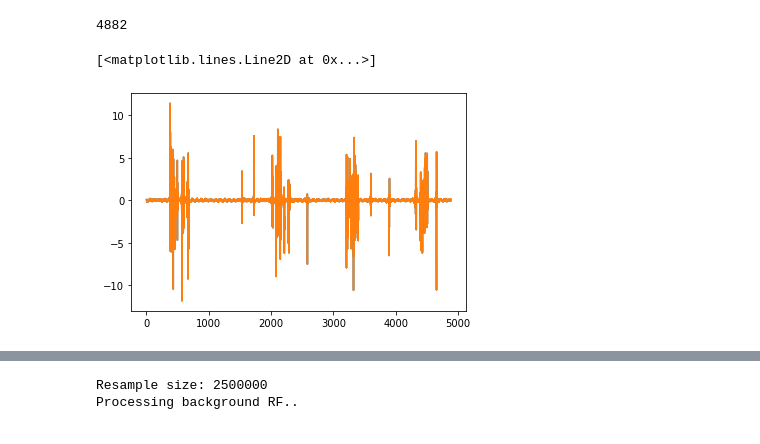
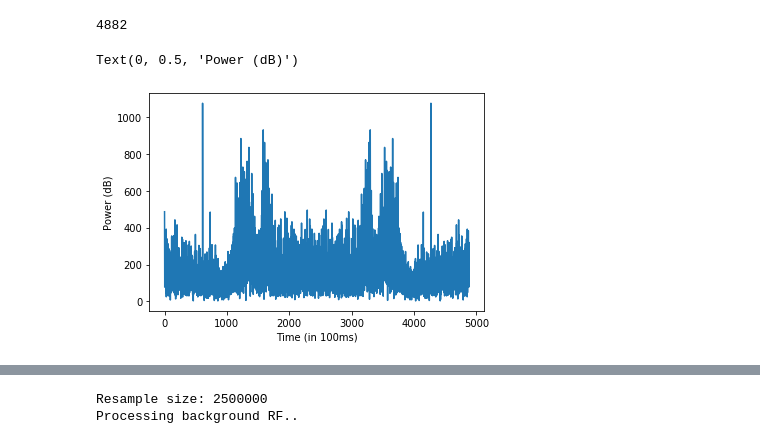
Before and after one commit to nihadern/cam-rf-drone-detection, a Jupyter notebook: Data Parser.ipynb, the cells around one changed output, grey strips where cells are left out. Cells and saved outputs as stored; diff of their text form; code cells hidden in the pictures.

```diff
--- a/Data Parser.ipynb
+++ b/Data Parser.ipynb
@@ -89,12 +108,14 @@ plt.legend(loc='upper right')
 # %%
 # num = random.randint(0, len(background)-1)
-num = 29
-M = 1
+M = 2048
 from scipy import signal
+num =29
 # bg_transformed = abs(np.fft.fft(background[num][0], int(10**7/M)))
 bg_transformed = signal.resample(background[num][0], int(10**7/M))
-plt.plot(bg_transformed, label="low")
+plt.plot(np.absolute(bg_transformed), label="low")
 # bg_transformed = abs(np.fft.fft(background[num][1], int(10**7/M)))
-bg_transformed = signal.resample(background[num][1], int(10**7/M))
-plt.plot(bg_transformed, label="high")
+# bg_transformed = signal.resample(background[num][1], int(10**7/M))
+# plt.plot(bg_transformed, label="high")
+plt.xlabel("Time (in 100ms)")
+plt.ylabel("Power (dB)")
 # %% [output]
@@ -118,12 +126,18 @@ bg_transformed.size
 # %% [output]
 4882
 # %%
-# dr_transformed = abs(np.fft.fft(drone[num][0], int(10**7/M)))
-dr_transformed = signal.resample(drone[num][0], int(10**7/M))
-plt.plot(dr_transformed, label="low")
+from scipy import signal
+num =random.randint(0, len(drone)-1)
+from scipy import signal, fftpack
+fft = fftpack.fft
+dr_transformed = fft(drone[num][0], n=int(10**7/M))
+# dr_transformed = signal.resample(drone[num][0], int(10**7/M))
+plt.plot(np.absolute(dr_transformed), label="low")
 # dr_transformed = abs(np.fft.fft(drone[num][1], int(10**7/M)))
-dr_transformed = signal.resample(drone[num][0], int(10**7/M))
-plt.plot(dr_transformed, label="high")
+# dr_transformed = signal.resample(drone[num][0], int(10**7/M))
+# plt.plot(dr_transformed, label="high")
+plt.xlabel("Time (in 100ms)")
+plt.ylabel("Power (dB)")
 # %% [output]
-[<matplotlib.lines.Line2D at 0x...>]
+Text(0, 0.5, 'Power (dB)')
-[figure, old version]
+[figure, new version]
```
Also changed, not shown: parts of 19 cells of this notebook, 4 other files.
